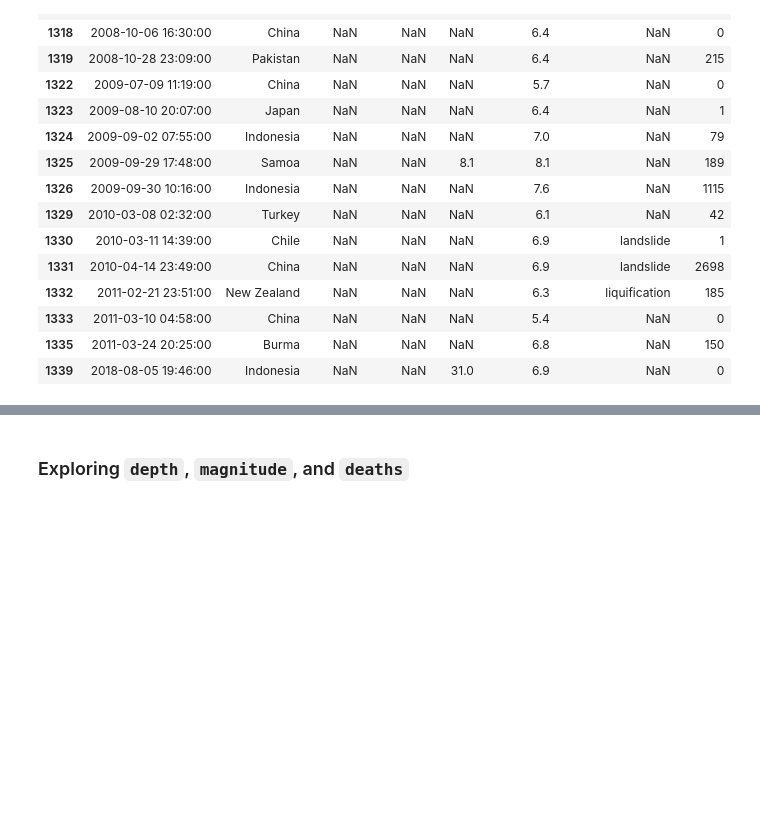
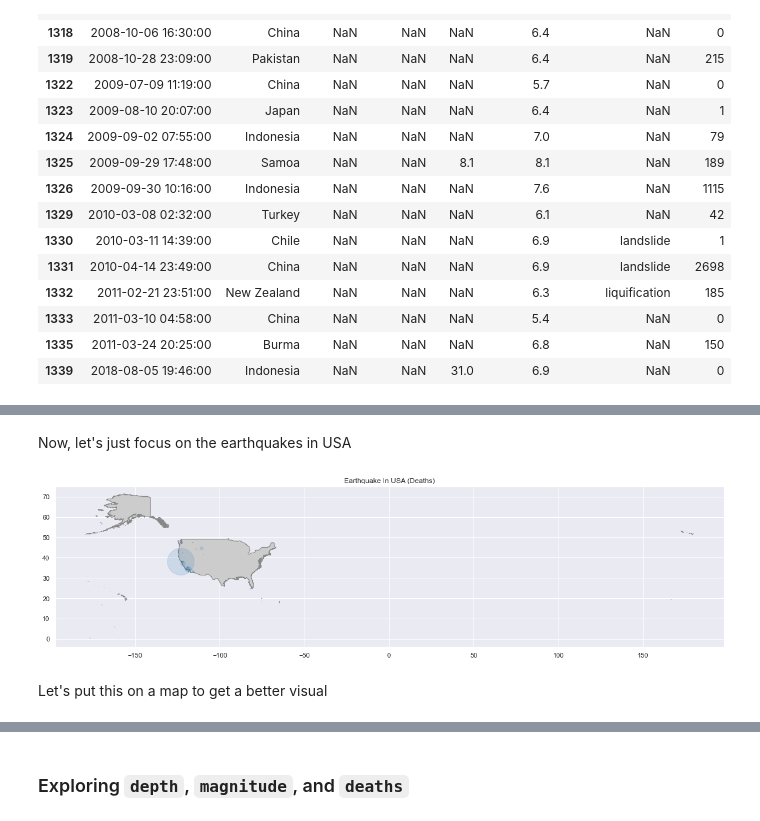
Before and after one commit to nss-data-science-cohort-4/dq3-earthquakes-amdquake, a Jupyter notebook: notebook/mr-part-1-analysis.ipynb, the cells around one changed output, grey strips where cells are left out. Drawn from its saved outputs; the diff is of its cells as text; code cells hidden in the pictures; blank space fills up the shorter version.

```diff
--- a/notebook/mr-part-1-analysis.ipynb
+++ b/notebook/mr-part-1-analysis.ipynb
@@ -354,0 +383,3 @@ world_earthquakes[(world_earthquakes["latitude"].isna()) | (world_earthquakes["l
+# %%
+earthquakes_for_map['geometry'] = earthquakes_for_map.apply(lambda x: Point((float(x.longitude), float(x.latitude))), axis=1)
+earthquakes_for_map
@@ -354,0 +516,8 @@ world_earthquakes[(world_earthquakes["latitude"].isna()) | (world_earthquakes["l
+# %%
+usa = worldmap.loc[
+    (worldmap['country'] == 'United States Minor Outlying Islands') |
+    (worldmap['country'] == 'United States of America') |
+    (worldmap['country'] == 'United States Virgin Islands') |
+    (worldmap['country'] == 'US Naval Base Guantanamo Bay')
+]
+usa
@@ -354,0 +530,30 @@ world_earthquakes[(world_earthquakes["latitude"].isna()) | (world_earthquakes["l
+# %% [markdown]
+Now, let's just focus on the earthquakes in USA
+# %%
+legend_kwds = {
+    'title': 'Countries',
+    'loc': 'best',
+    'bbox_to_anchor': (1, 1.03),
+    'ncol': 2
+}
+
+ax = usa.plot(#column = 'country',
+              figsize=(20, 15),
+              edgecolor = '#888',
+              legend = False,
+              legend_kwds = legend_kwds,
+              color='#ccc') # Qualitative color map from matplotlib
+
+earthquakes_in_usa.plot(ax = ax,
+                        column = 'country_left',
+                        alpha=0.15,
+                        markersize=earthquakes_in_usa['deaths'])
+#                         legend=True,
+#                         legend_kwds = legend_kwds
+
+plt.title("Earthquake In USA (Deaths)")
+plt.show();
+# %% [output]
+[figure, added]
+# %% [markdown]
+Let's put this on a map to get a better visual
```
Also changed, not shown: parts of 31 cells of this notebook, 3 other files.
